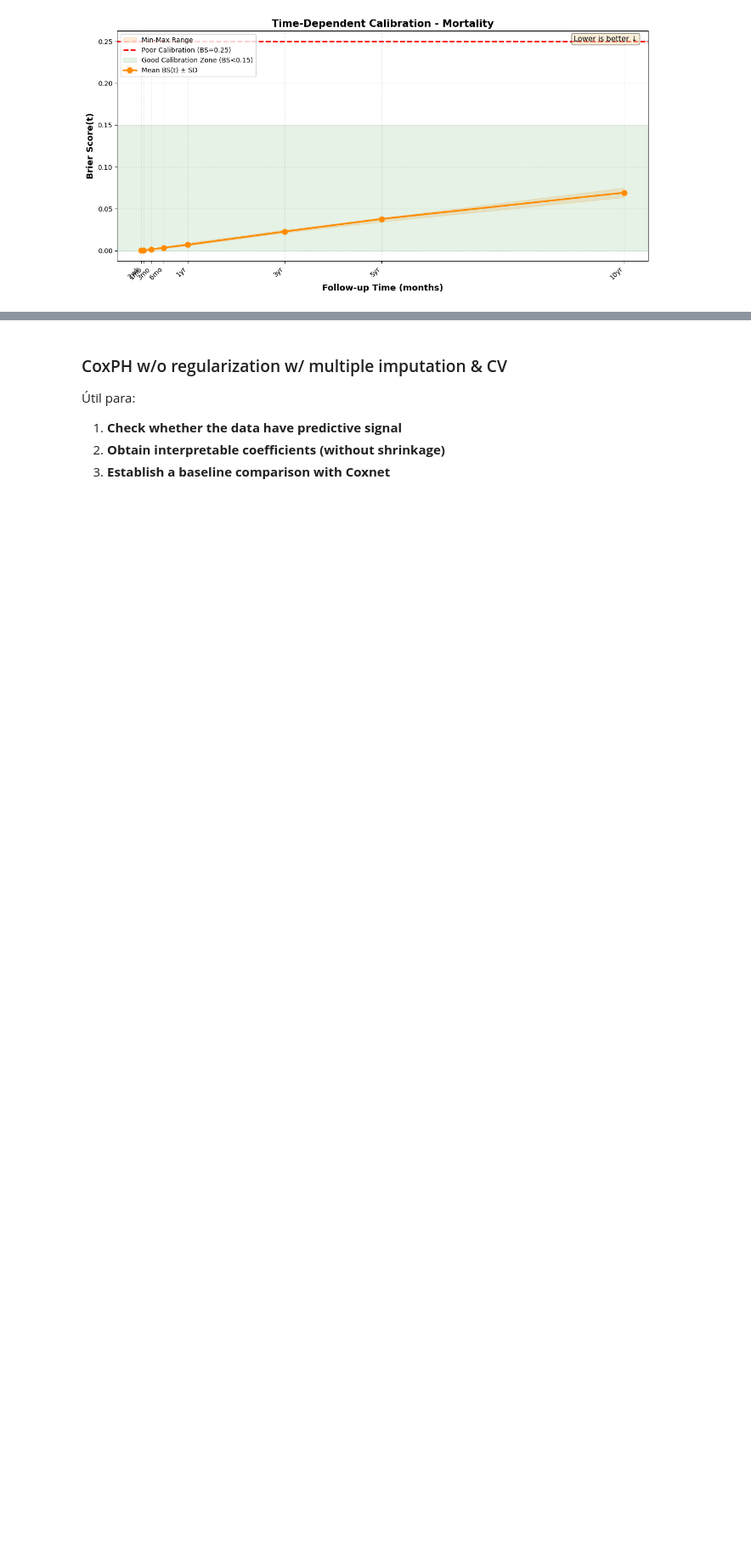
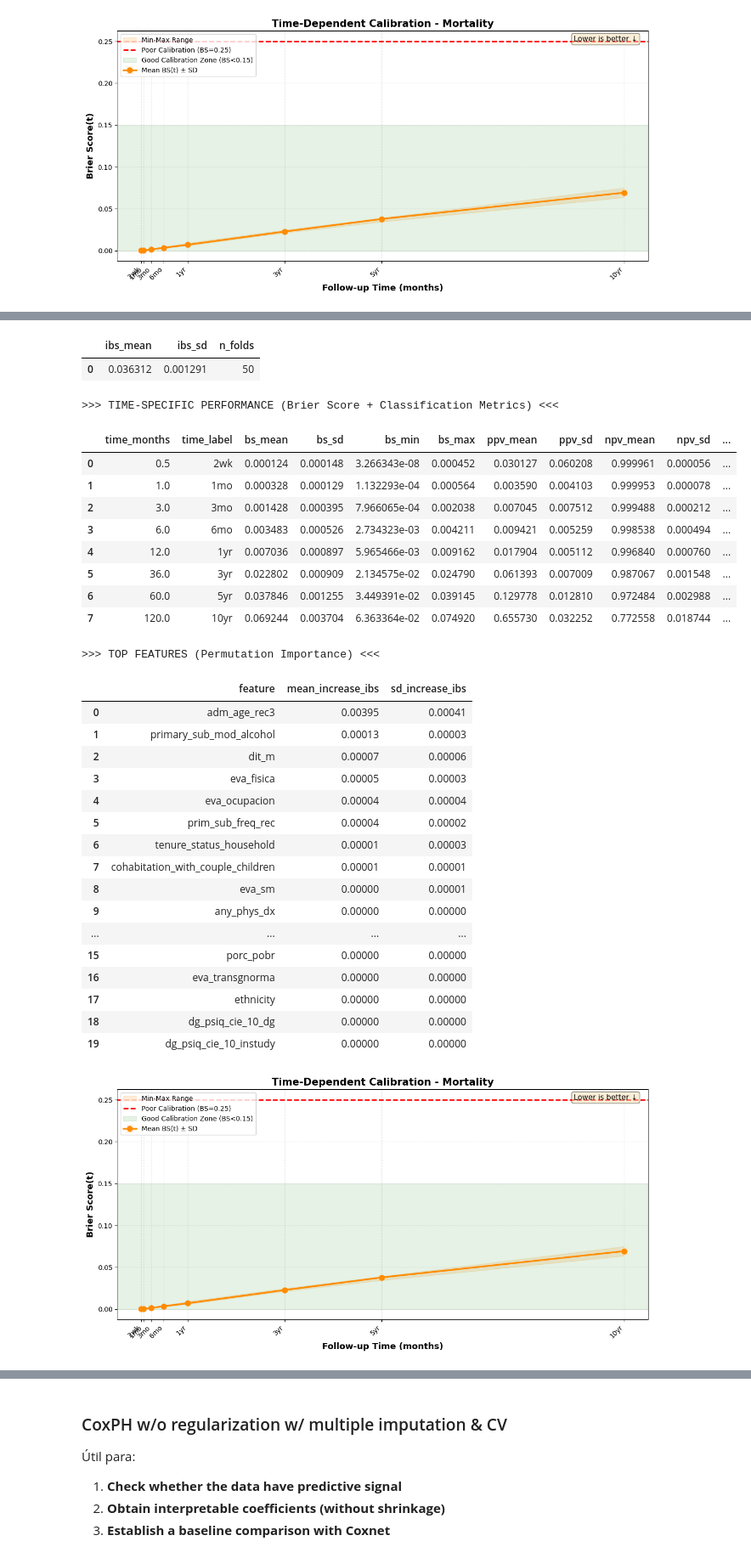
Before and after one commit to FONDECYTACC/cons2025, a Jupyter notebook: best_subset_based_on_calib_jan26.ipynb, the cells around one changed output, grey strips where cells are left out. Shown at 85% size. Cells and saved outputs as stored; diff of their text form; code cells hidden in the pictures; blank space fills up the shorter version.

```diff
--- a/best_subset_based_on_calib_jan26.ipynb
+++ b/best_subset_based_on_calib_jan26.ipynb
@@ -1466,0 +1832,44 @@ TOP 20 FEATURES (CALIBRATION IMPORTANCE)
+# %%
+import time
+import numpy as np
+from google.colab import data_table
+
+start_time = time.time()
+
+# Run calibration & classification analysis
+df_death_global, df_death_time, df_death_imp = (
+    permutation_importance_calibration_timespecific_cv_mi(
+        X_list=imputations_list_jan26,
+        y_surv_list=y_surv_death_list,
+        times_eval=times_eval_grid,
+        alpha_idx=49,
+        n_splits=10,        # 10 Folds for Death (as requested)
+        n_repeats=20,
+        random_state=2125,
+        l1_ratio=0.1,
+        alpha_min_ratio=0.01,
+        n_alphas=50,
+        max_iter=100000,
+        n_jobs=-1
+    )
+)
+
+elapsed = time.time() - start_time
+print(f"\n✅ Mortality Process completed in {elapsed/60:.2f} minutes")
+
+# --- Display Results Mortality ---
+print("\n>>> GLOBAL METRICS (IBS) <<<")
+display(df_death_global)
+
+print("\n>>> TIME-SPECIFIC PERFORMANCE (Brier Score + Classification Metrics) <<<")
+display(df_death_time)
+
+print("\n>>> TOP FEATURES (Permutation Importance) <<<")
+styled_death = df_death_imp.head(20).style \
+    .background_gradient(subset=['mean_increase_ibs'], cmap='YlOrRd') \
+    .format({'mean_increase_ibs': '{:.5f}', 'sd_increase_ibs': '{:.5f}'})
+display(styled_death)
+
+# Visualize Brier Score over time
+plot_time_dependent_calibration(df_death_time, outcome_name="Mortality")
+# %% [output]
@@ -1466,0 +1902,31 @@ TOP 20 FEATURES (CALIBRATION IMPORTANCE)
+|  | ibs_mean | ibs_sd | n_folds |
+| 0 | 0.036312 | 0.001291 | 50 |
+>>> TIME-SPECIFIC PERFORMANCE (Brier Score + Classification Metrics) <<<
+|  | time_months | time_label | bs_mean | bs_sd | bs_min | bs_max | ppv_mean | ppv_sd | npv_mean | npv_sd | ... |
+| 0 | 0.5 | 2wk | 0.000124 | 0.000148 | 3.266343e-08 | 0.000452 | 0.030127 | 0.060208 | 0.999961 | 0.000056 | ... |
+| 1 | 1.0 | 1mo | 0.000328 | 0.000129 | 1.132293e-04 | 0.000564 | 0.003590 | 0.004103 | 0.999953 | 0.000078 | ... |
+| 2 | 3.0 | 3mo | 0.001428 | 0.000395 | 7.966065e-04 | 0.002038 | 0.007045 | 0.007512 | 0.999488 | 0.000212 | ... |
+| 3 | 6.0 | 6mo | 0.003483 | 0.000526 | 2.734323e-03 | 0.004211 | 0.009421 | 0.005259 | 0.998538 | 0.000494 | ... |
+| 4 | 12.0 | 1yr | 0.007036 | 0.000897 | 5.965466e-03 | 0.009162 | 0.017904 | 0.005112 | 0.996840 | 0.000760 | ... |
+| 5 | 36.0 | 3yr | 0.022802 | 0.000909 | 2.134575e-02 | 0.024790 | 0.061393 | 0.007009 | 0.987067 | 0.001548 | ... |
+| 6 | 60.0 | 5yr | 0.037846 | 0.001255 | 3.449391e-02 | 0.039145 | 0.129778 | 0.012810 | 0.972484 | 0.002988 | ... |
+| 7 | 120.0 | 10yr | 0.069244 | 0.003704 | 6.363364e-02 | 0.074920 | 0.655730 | 0.032252 | 0.772558 | 0.018744 | ... |
+>>> TOP FEATURES (Permutation Importance) <<<
+|  | feature | mean_increase_ibs | sd_increase_ibs |
+| 0 | adm_age_rec3 | 0.00395 | 0.00041 |
+| 1 | primary_sub_mod_alcohol | 0.00013 | 0.00003 |
+| 2 | dit_m | 0.00007 | 0.00006 |
+| 3 | eva_fisica | 0.00005 | 0.00003 |
+| 4 | eva_ocupacion | 0.00004 | 0.00004 |
+| 5 | prim_sub_freq_rec | 0.00004 | 0.00002 |
+| 6 | tenure_status_household | 0.00001 | 0.00003 |
+| 7 | cohabitation_with_couple_children | 0.00001 | 0.00001 |
+| 8 | eva_sm | 0.00000 | 0.00001 |
+| 9 | any_phys_dx | 0.00000 | 0.00000 |
+| ... | ... | ... | ... |
+| 15 | porc_pobr | 0.00000 | 0.00000 |
+| 16 | eva_transgnorma | 0.00000 | 0.00000 |
+| 17 | ethnicity | 0.00000 | 0.00000 |
+| 18 | dg_psiq_cie_10_dg | 0.00000 | 0.00000 |
+| 19 | dg_psiq_cie_10_instudy | 0.00000 | 0.00000 |
+[figure, added]
```
Also changed, not shown: parts of 15 cells of this notebook.
